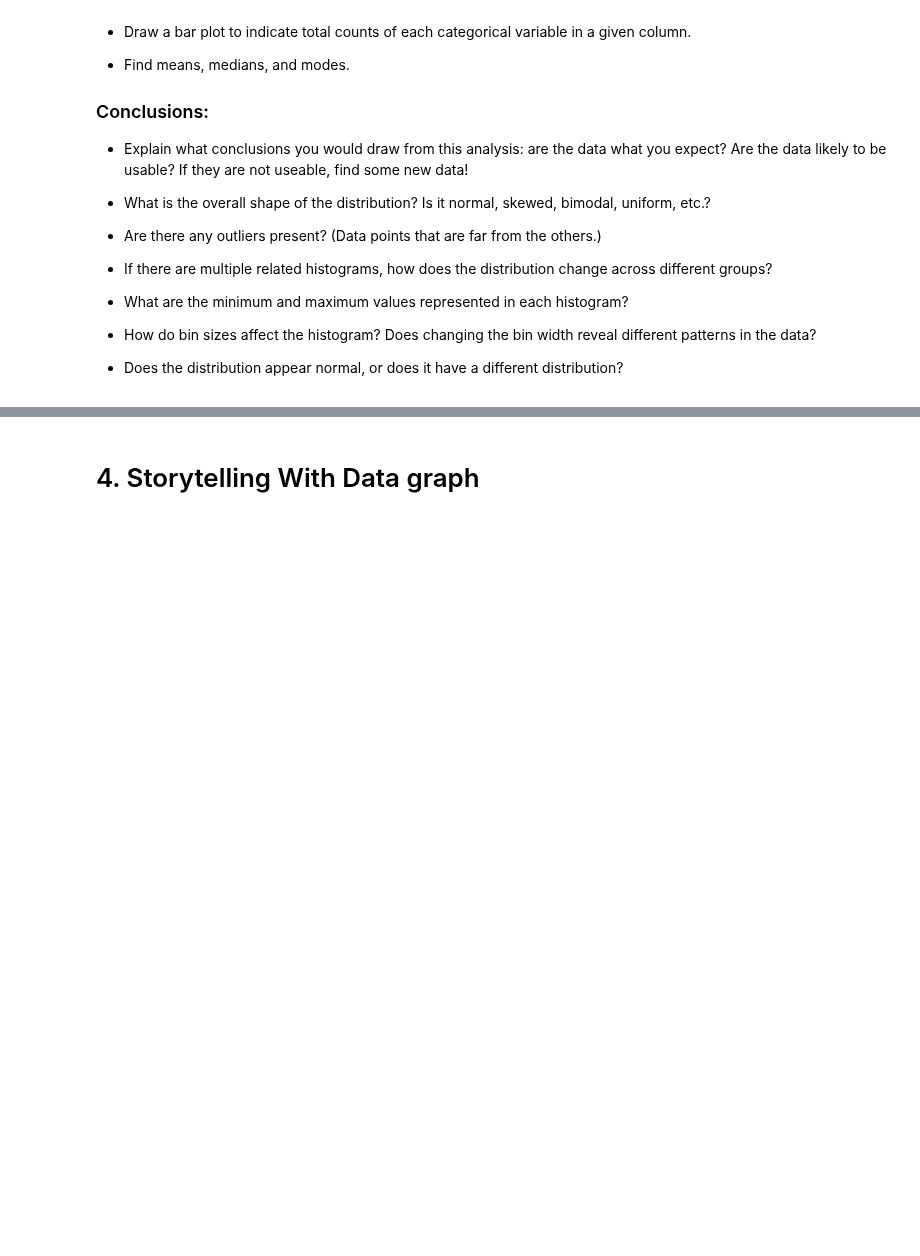
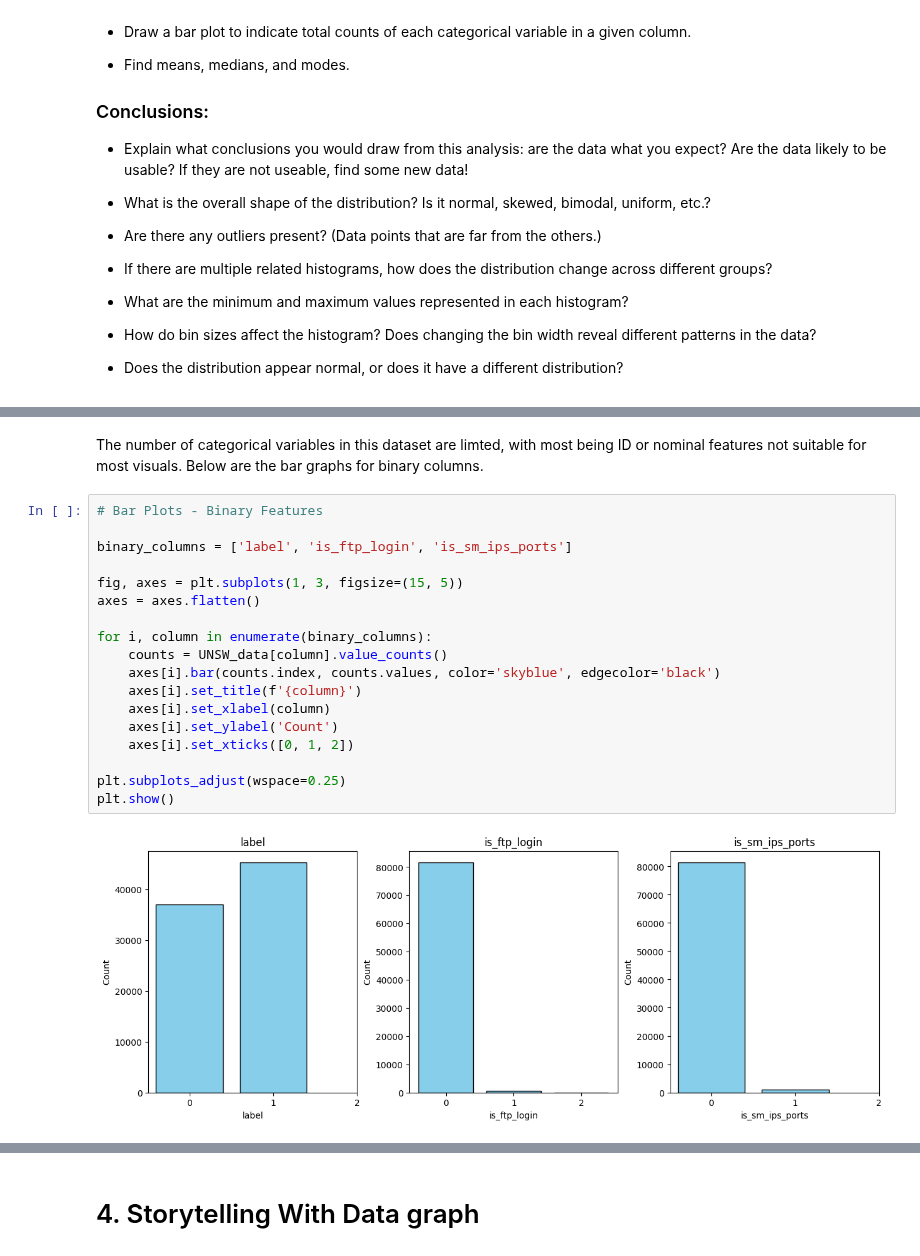
Before and after one commit to alr6qr/2025-spring-B2, a Jupyter notebook: Week4.ipynb, the cells around one changed output, grey strips where cells are left out. Drawn from its saved outputs; the diff is of its cells as text; blank space fills up the shorter version.

```diff
--- a/Week4.ipynb
+++ b/Week4.ipynb
@@ -71,0 +286,22 @@ FileNotFoundError: [Errno 2] No such file or directory: 'Cyber\\ Security\\ Data
+# %% [markdown]
+The number of categorical variables in this dataset are limted, with most being ID or nominal features not suitable for most visuals. Below are the bar graphs for binary columns.
+# %%
+# Bar Plots - Binary Features
+
+binary_columns = ['label', 'is_ftp_login', 'is_sm_ips_ports']
+
+fig, axes = plt.subplots(1, 3, figsize=(15, 5))
+axes = axes.flatten()
+
+for i, column in enumerate(binary_columns):
+    counts = UNSW_data[column].value_counts()
+    axes[i].bar(counts.index, counts.values, color='skyblue', edgecolor='black')
+    axes[i].set_title(f'{column}')
+    axes[i].set_xlabel(column)
+    axes[i].set_ylabel('Count')
+    axes[i].set_xticks([0, 1, 2])
+
+plt.subplots_adjust(wspace=0.25)
+plt.show()
+# %% [output]
+[figure, added]
```
Also changed, not shown: parts of 15 cells of this notebook.
